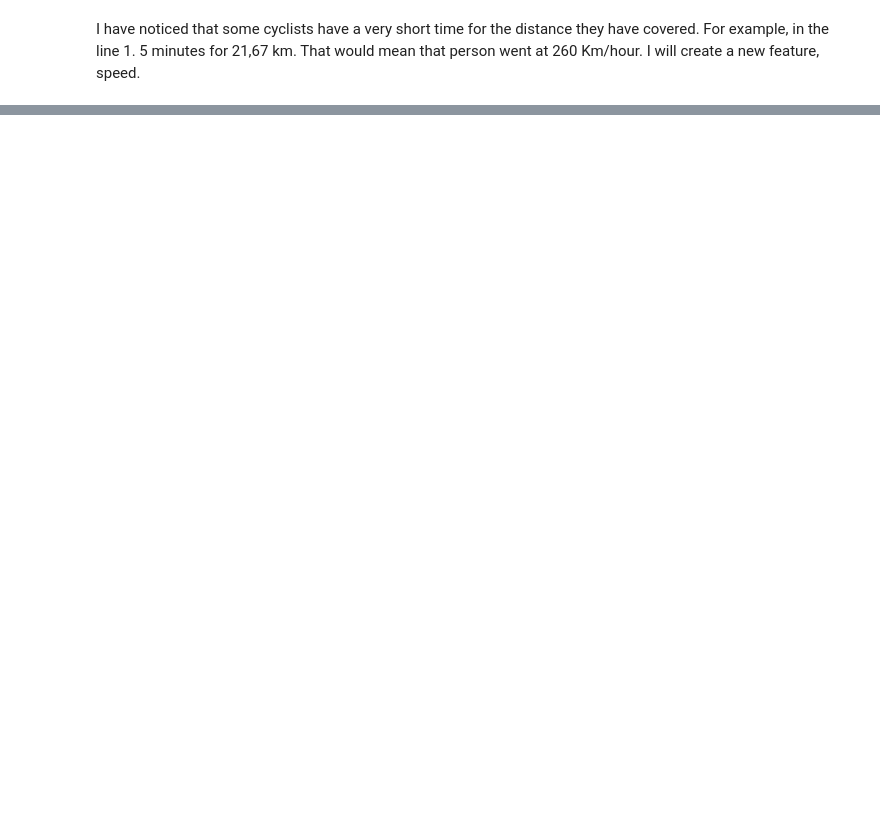
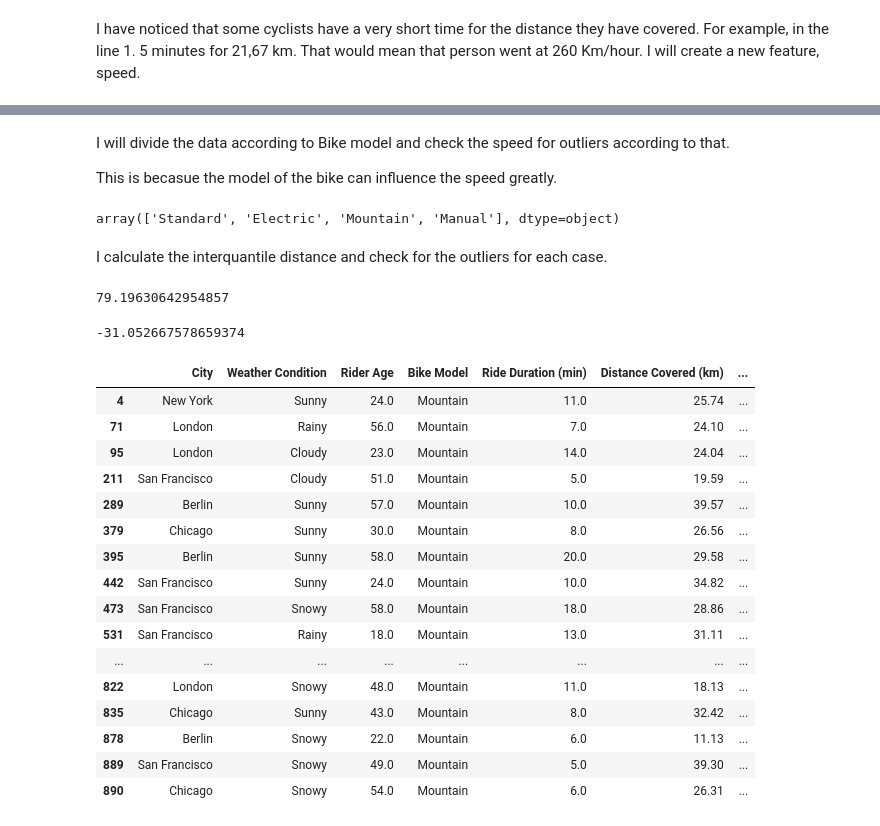
Before and after one commit to SanchezJoseAntonio/BikeRentalAI, a Jupyter notebook: BikeRental.ipynb, the cells around one changed output, grey strips where cells are left out. Drawn from its saved outputs; the diff is of its cells as text; code cells hidden in the pictures; blank space fills up the shorter version.

```diff
--- a/BikeRental.ipynb
+++ b/BikeRental.ipynb
@@ -133,0 +152,45 @@ sns.boxplot(data=df)
+# %% [markdown]
+I will divide the data according to Bike model and check the speed for outliers according to that.
+
+This is becasue the model of the bike can influence the speed greatly.
+# %%
+df["Bike Model"].unique()
+# %% [output]
+array(['Standard', 'Electric', 'Mountain', 'Manual'], dtype=object)
+# %% [markdown]
+I calculate the interquantile distance and check for the outliers for each case.
+# %%
+a = df[df["Bike Model"]=="Mountain"]["Speed km/h"].quantile(0.75) #Calculating for the 75 percentile
+b = df[df["Bike Model"]=="Mountain"]["Speed km/h"].quantile(0.25)#Calculating for the 25 percentile
+lower_bound = b - 1.5*(a-b)
+upper_bound = a + 1.5*(a-b)
+# %%
+upper_bound
+# %% [output]
+79.19630642954857
+# %%
+lower_bound
+# %% [output]
+-31.052667578659374
+# %%
+df_filt = df[(df['Bike Model'] == 'Mountain') & (df['Speed km/h'] > upper_bound) ]
+# %%
+df_filt
+# %% [output]
+|  | City | Weather Condition | Rider Age | Bike Model | Ride Duration (min) | Distance Covered (km) | ... |
+| 4 | New York | Sunny | 24.0 | Mountain | 11.0 | 25.74 | ... |
+| 71 | London | Rainy | 56.0 | Mountain | 7.0 | 24.10 | ... |
+| 95 | London | Cloudy | 23.0 | Mountain | 14.0 | 24.04 | ... |
+| 211 | San Francisco | Cloudy | 51.0 | Mountain | 5.0 | 19.59 | ... |
+| 289 | Berlin | Sunny | 57.0 | Mountain | 10.0 | 39.57 | ... |
+| 379 | Chicago | Sunny | 30.0 | Mountain | 8.0 | 26.56 | ... |
+| 395 | Berlin | Sunny | 58.0 | Mountain | 20.0 | 29.58 | ... |
+| 442 | San Francisco | Sunny | 24.0 | Mountain | 10.0 | 34.82 | ... |
+| 473 | San Francisco | Snowy | 58.0 | Mountain | 18.0 | 28.86 | ... |
+| 531 | San Francisco | Rainy | 18.0 | Mountain | 13.0 | 31.11 | ... |
+| ... | ... | ... | ... | ... | ... | ... | ... |
+| 822 | London | Snowy | 48.0 | Mountain | 11.0 | 18.13 | ... |
+| 835 | Chicago | Sunny | 43.0 | Mountain | 8.0 | 32.42 | ... |
+| 878 | Berlin | Snowy | 22.0 | Mountain | 6.0 | 11.13 | ... |
+| 889 | San Francisco | Snowy | 49.0 | Mountain | 5.0 | 39.30 | ... |
+| 890 | Chicago | Snowy | 54.0 | Mountain | 6.0 | 26.31 | ... |
```
Also changed, not shown: parts of 6 cells of this notebook.
